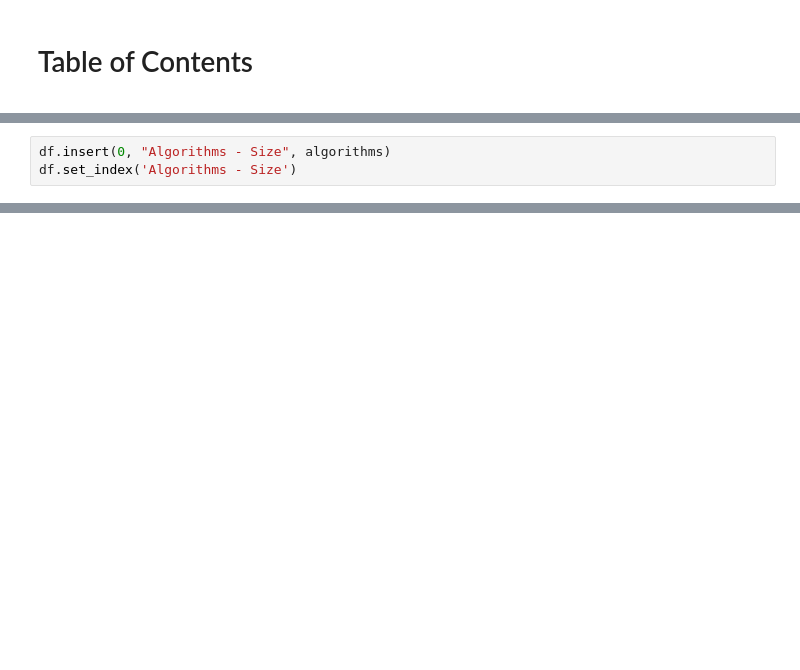
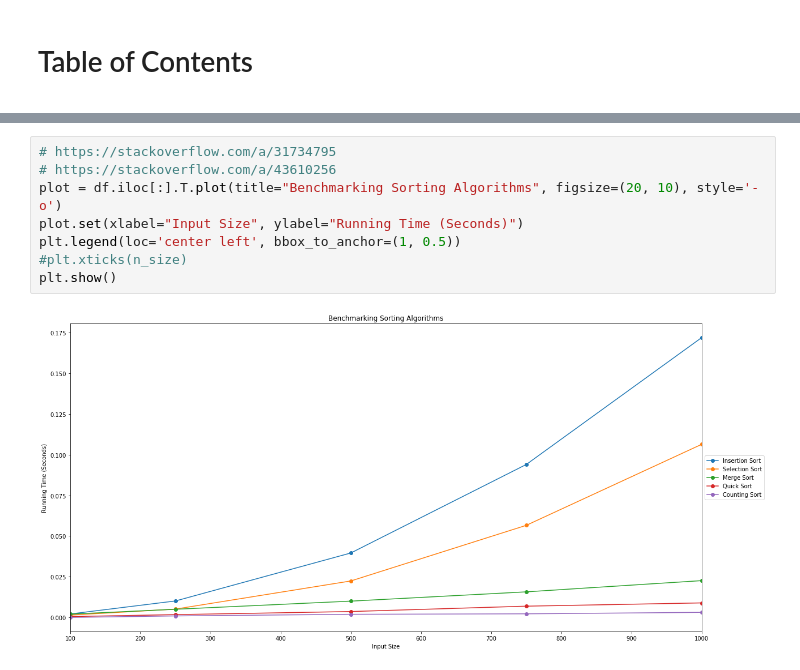
Before and after one commit to jennifer-ryan/benchmarking-sorting-algorithms, a Jupyter notebook: Benchmarking Sorting Algorithms.ipynb, the cells around one changed output, grey strips where cells are left out. Cells and saved outputs as stored; diff of their text form; blank space fills up the shorter version.

```diff
--- a/Benchmarking Sorting Algorithms.ipynb
+++ b/Benchmarking Sorting Algorithms.ipynb
@@ -211,3 +205,0 @@ df
-# %%
-df.insert(0, "Algorithms - Size", algorithms)
-df.set_index('Algorithms - Size')
@@ -245,0 +206,10 @@ df.describe()
+# %%
+# https://stackoverflow.com/a/31734795
+# https://stackoverflow.com/a/43610256
+plot = df.iloc[:].T.plot(title="Benchmarking Sorting Algorithms", figsize=(20, 10), style='-o')
+plot.set(xlabel="Input Size", ylabel="Running Time (Seconds)")
+plt.legend(loc='center left', bbox_to_anchor=(1, 0.5))
+#plt.xticks(n_size)
+plt.show()
+# %% [output]
+[figure, added]
```
Also changed, not shown: parts of 22 cells of this notebook.
